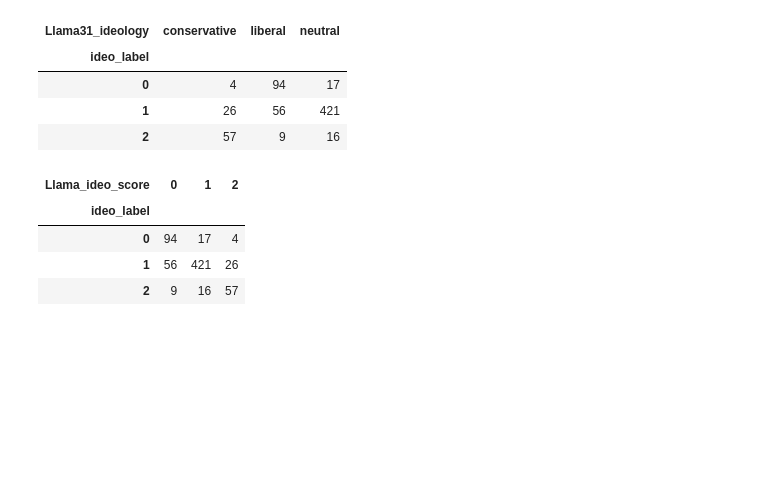
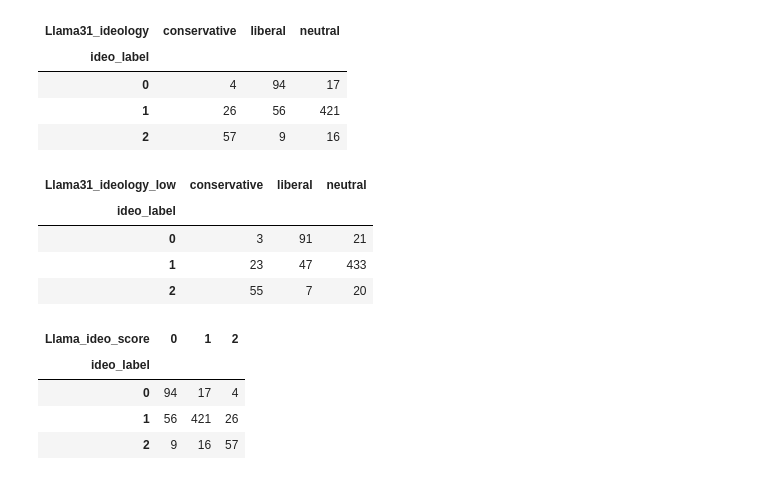
Before and after one commit to cl-trier/TWON-Exploration, a Jupyter notebook: 35--Ideology of MH-BClemm data.ipynb, the cells around one changed output. Saved outputs shown, nothing was run; the diff lists cells and outputs as text; code cells hidden in the pictures; blank space fills up the shorter version.

Commit message:
added results of low temperature english language ideology prompt, and added updated german translation of that prompt

```diff
--- a/35--Ideology of MH-BClemm data.ipynb
+++ b/35--Ideology of MH-BClemm data.ipynb
@@ -76,7 +76,7 @@ predictions: typing.Dict[str, pd.Series] = {
     label: (
         src.PromptClassify
         .from_json(path)
-        (MHdata["text"], MODEL)
+        (MHdata["text"], MODEL, options=options_low)
     )
     for label, path in CFG.prompt_classify_files.items() if label == 'political_ideology'
 }
@@ -95,3 +95,13 @@ predictions #note that these are based on llama3.1:70b-instruct-q6_K
  698         neutral
  699         neutral
  Name: political_ideology, Length: 700, dtype: object}
+# %%
+#join to the dataset:
+for _, preds in predictions.items():
+    print(preds.value_counts())
+    print("-" * 42)
+    # Convert Series to DataFrame
+    preds_df = preds.to_frame()
+    # Rename the column in preds_df to 'Llama31_ideology'
+    preds_df = preds_df.rename(columns={preds_df.columns[0]: 'Llama31_ideology_low'})
+    MHdata = MHdata.join(preds_df)
@@ -126,6 +148,16 @@ pd.crosstab(MHdata.loc[:, 'ideo_label'], MHdata.loc[:, 'Llama31_ideology'])
 | 0 | 4 | 94 | 17 |
 | 1 | 26 | 56 | 421 |
 | 2 | 57 | 9 | 16 |
+# %%
+#does Llama political ideology low differ from manual political ideology ?
+#make a crosstab to see if there are differences:
+pd.crosstab(MHdata.loc[:, 'ideo_label'], MHdata.loc[:, 'Llama31_ideology_low'])
+# %% [output]
+| Llama31_ideology_low | conservative | liberal | neutral |
+| ideo_label |  |  |  |
+| 0 | 3 | 91 | 21 |
+| 1 | 23 | 47 | 433 |
+| 2 | 55 | 7 | 20 |
 # %%
 #convert the political ideology labels to numbers:
 MHdata['Llama_ideo_score'] = MHdata['Llama31_ideology'].map({'liberal': 0, 'neutral': 1, 'conservative': 2})
```
Also changed, not shown: parts of 8 cells of this notebook, 2 other files.
